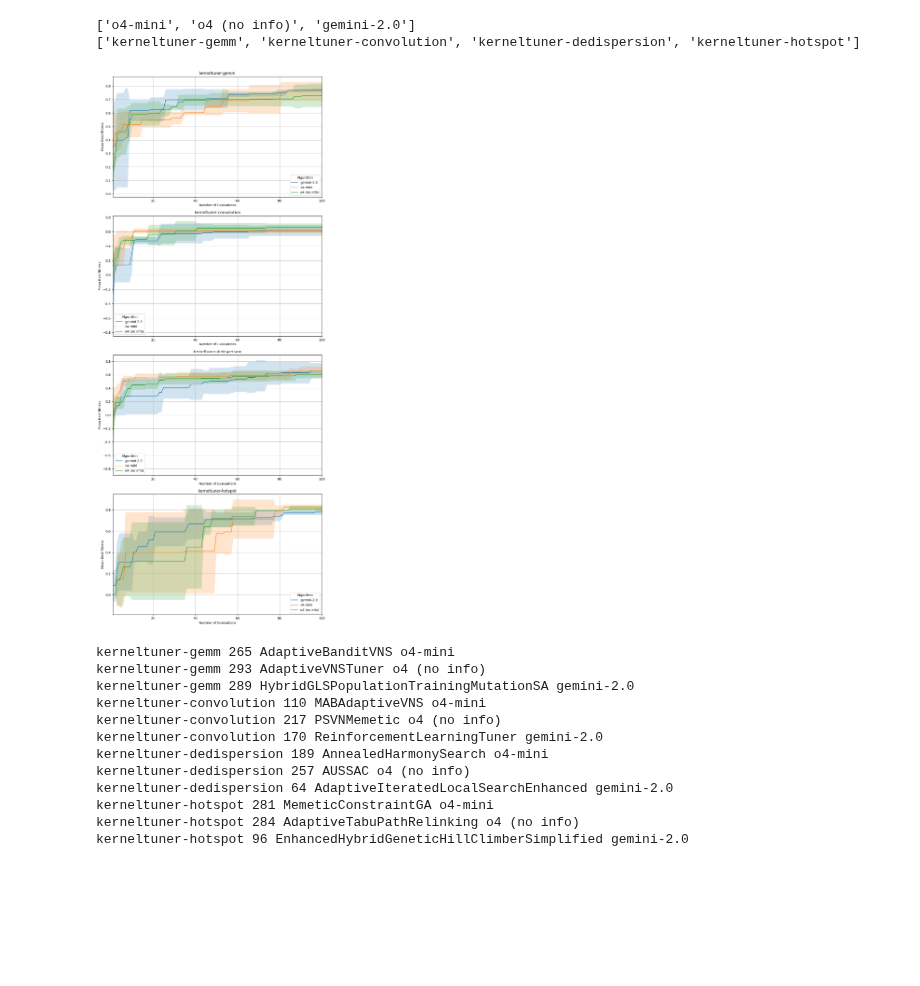
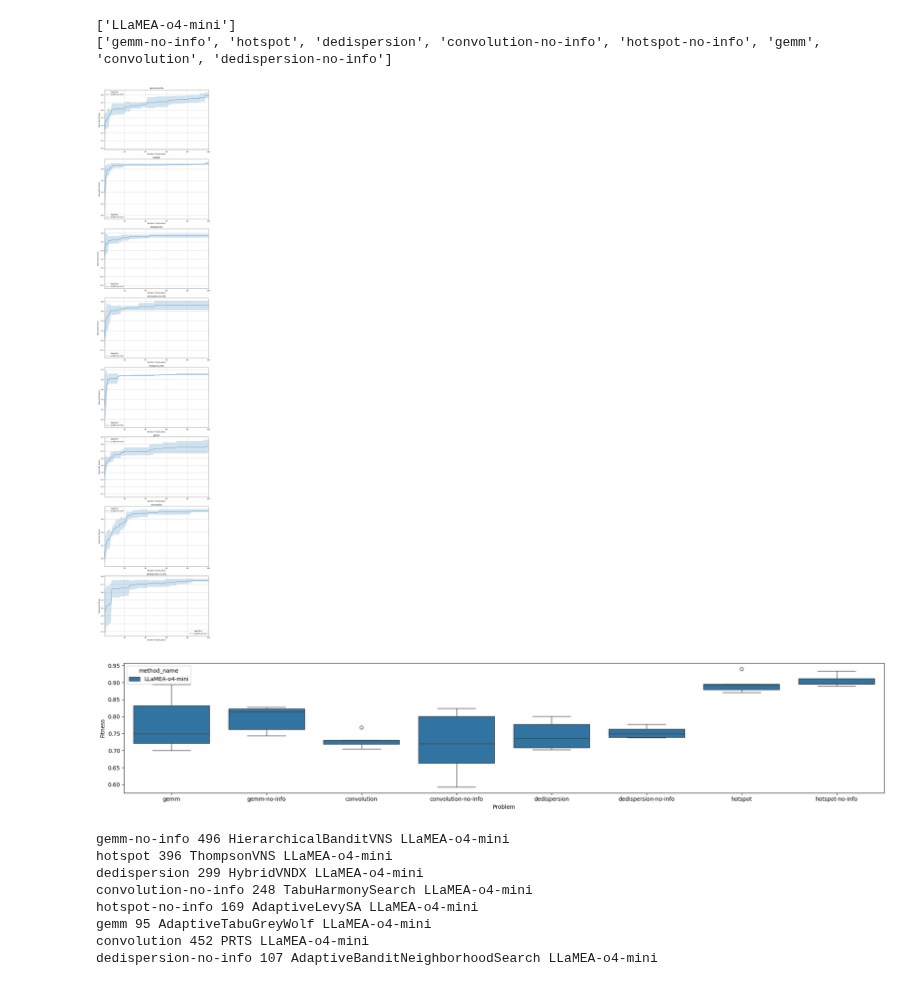
Before and after one commit to XAI-liacs/BLADE, a Jupyter notebook: examples/visualize_kerneltuner.ipynb, the cells around one changed output. Saved outputs shown, nothing was run; the diff lists cells and outputs as text; code cells hidden in the pictures; blank space fills up the shorter version.

Commit message:
Updated webapp and BO experiment

```diff
--- a/examples/visualize_kerneltuner.ipynb
+++ b/examples/visualize_kerneltuner.ipynb
@@ -1,6 +1,6 @@
 # %%
 from iohblade.loggers import ExperimentLogger
-from iohblade import plot_convergence, plot_experiment_CEG
+from iohblade import plot_convergence, plot_experiment_CEG, plot_boxplot_fitness_hue
 import os
 import pandas as pd
 import matplotlib.pyplot as plt
@@ -9,44 +9,42 @@ import numpy as np
 import json
 
 
-logger = ExperimentLogger('../results/kerneltuner-gemini-2.0', True)
-logger.add_read_dir('../results/kerneltuner-o4')
-logger.add_read_dir('../results/kerneltuner-o4-no-info')
+logger = ExperimentLogger('../results/kerneltuner-o4-mini', True)
+#logger.add_read_dir('../results/kerneltuner-o4')
+#logger.add_read_dir('../results/kerneltuner-o4-no-info')
 # %%
 methods, problems = logger.get_methods_problems()
 print(methods)
 print(problems)
 # %% [output]
-['o4-mini', 'o4 (no info)', 'gemini-2.0']
-['kerneltuner-gemm', 'kerneltuner-convolution', 'kerneltuner-dedispersion', 'kerneltuner-hotspot']
+['LLaMEA-o4-mini']
+['gemm-no-info', 'hotspot', 'dedispersion', 'convolution-no-info', 'hotspot-no-info', 'gemm', 'convolution', 'dedispersion-no-info']
 # %%
 
 plot_convergence(logger, metric="fitness", save=False, budget=100)
+plot_boxplot_fitness_hue(logger)
 
-method_names = {"gemini-2.0": "gemini-2.0",
+method_names = {"LLaMEA-o4-mini": "LLaMEA-o4-mini",
                 "o4-mini": "o4-mini",
                 "o4 (no info)": "o4-no-info"}
 
 for problem in problems:
     data = logger.get_problem_data(problem_name=problem)
     for method in methods:
         # first on method
         method_data = data[data['method_name'] == method].copy().reset_index()
         idx = method_data['fitness'].idxmax()
         print(problem, idx, method_data.iloc[idx]['name'], method)
-        with open(f'../results/kerneltuner-algs/alg-{problem}-{method_names[method]}.py', 'w', encoding='utf-8') as f:
+        with open(f'../results/kerneltuner-o4-mini/alg-{problem}-{method_names[method]}.py', 'w', encoding='utf-8') as f:
             f.write(method_data.iloc[idx]['code'])
 # %% [output]
-[figure, old version]
+[figure, new version]
+[figure, added]
-kerneltuner-gemm 265 AdaptiveBanditVNS o4-mini
-kerneltuner-gemm 293 AdaptiveVNSTuner o4 (no info)
-kerneltuner-gemm 289 HybridGLSPopulationTrainingMutationSA gemini-2.0
-kerneltuner-convolution 110 MABAdaptiveVNS o4-mini
-kerneltuner-convolution 217 PSVNMemetic o4 (no info)
-kerneltuner-convolution 170 ReinforcementLearningTuner gemini-2.0
-kerneltuner-dedispersion 189 AnnealedHarmonySearch o4-mini
-kerneltuner-dedispersion 257 AUSSAC o4 (no info)
-kerneltuner-dedispersion 64 AdaptiveIteratedLocalSearchEnhanced gemini-2.0
-kerneltuner-hotspot 281 MemeticConstraintGA o4-mini
-kerneltuner-hotspot 284 AdaptiveTabuPathRelinking o4 (no info)
-kerneltuner-hotspot 96 EnhancedHybridGeneticHillClimberSimplified gemini-2.0
+gemm-no-info 496 HierarchicalBanditVNS LLaMEA-o4-mini
+hotspot 396 ThompsonVNS LLaMEA-o4-mini
+dedispersion 299 HybridVNDX LLaMEA-o4-mini
+convolution-no-info 248 TabuHarmonySearch LLaMEA-o4-mini
+hotspot-no-info 169 AdaptiveLevySA LLaMEA-o4-mini
+gemm 95 AdaptiveTabuGreyWolf LLaMEA-o4-mini
+convolution 452 PRTS LLaMEA-o4-mini
+dedispersion-no-info 107 AdaptiveBanditNeighborhoodSearch LLaMEA-o4-mini
```
Also changed, not shown: 4 other files.
